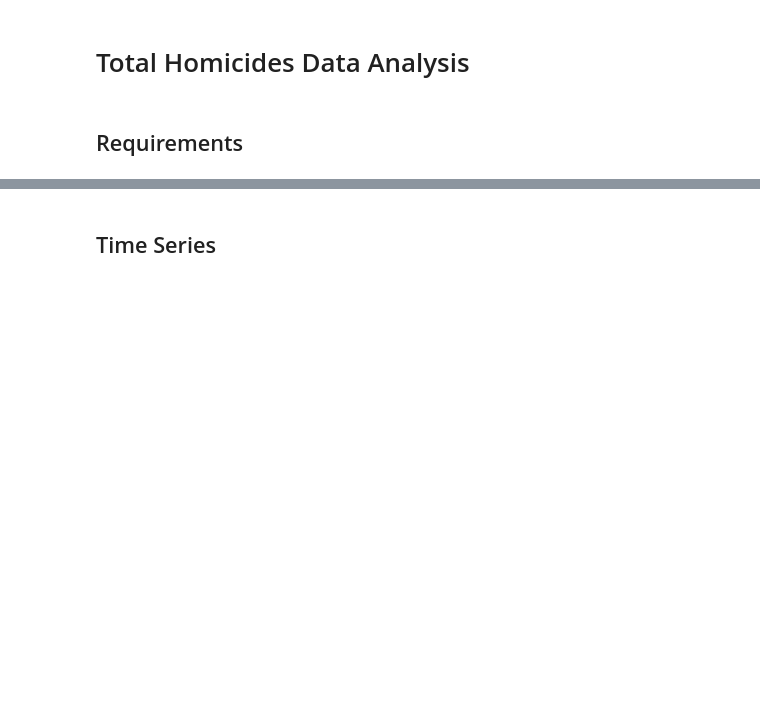
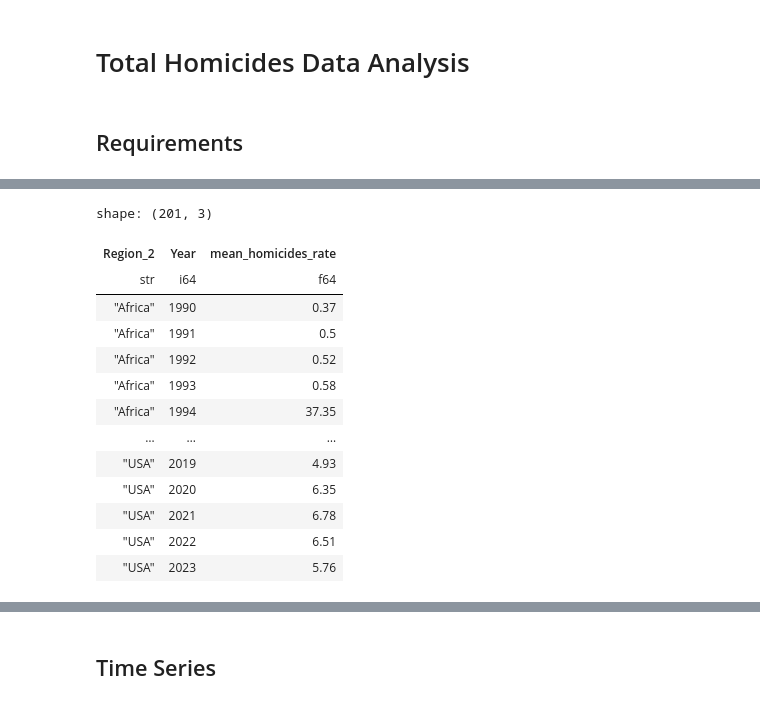
Before and after one commit to FabioScielzoOrtiz/crime_data_analysis, a Jupyter notebook: notebooks/01a_total_homicides_analysis.ipynb, the cells around one changed output, grey strips where cells are left out. Saved outputs shown, nothing was run; the diff lists cells and outputs as text; code cells hidden in the pictures; blank space fills up the shorter version.

```diff
--- a/notebooks/01a_total_homicides_analysis.ipynb
+++ b/notebooks/01a_total_homicides_analysis.ipynb
@@ -136,0 +101,17 @@ for k in df_ranking.keys():
+# %%
+df_time_series['region']
+# %% [output]
+shape: (201, 3)
+| Region_2 | Year | mean_homicides_rate |
+| str | i64 | f64 |
+| "Africa" | 1990 | 0.37 |
+| "Africa" | 1991 | 0.5 |
+| "Africa" | 1992 | 0.52 |
+| "Africa" | 1993 | 0.58 |
+| "Africa" | 1994 | 37.35 |
+| … | … | … |
+| "USA" | 2019 | 4.93 |
+| "USA" | 2020 | 6.35 |
+| "USA" | 2021 | 6.78 |
+| "USA" | 2022 | 6.51 |
+| "USA" | 2023 | 5.76 |
```
Also changed, not shown: parts of 14 cells of this notebook, 5 other files.
